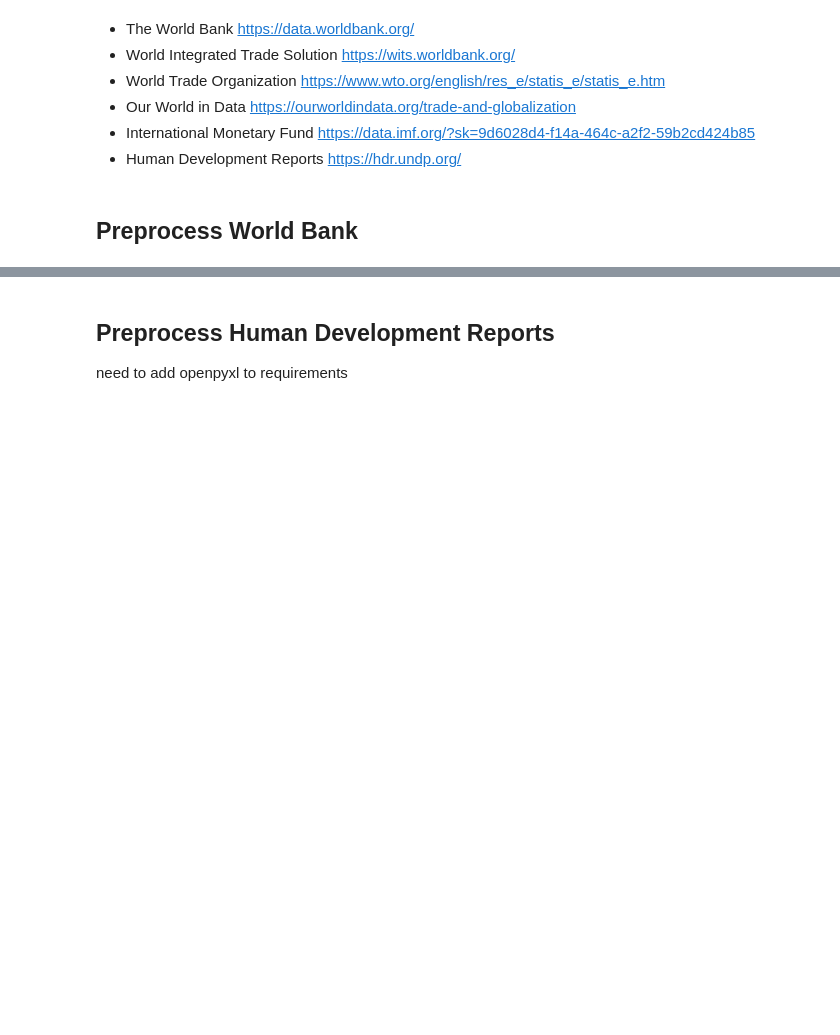
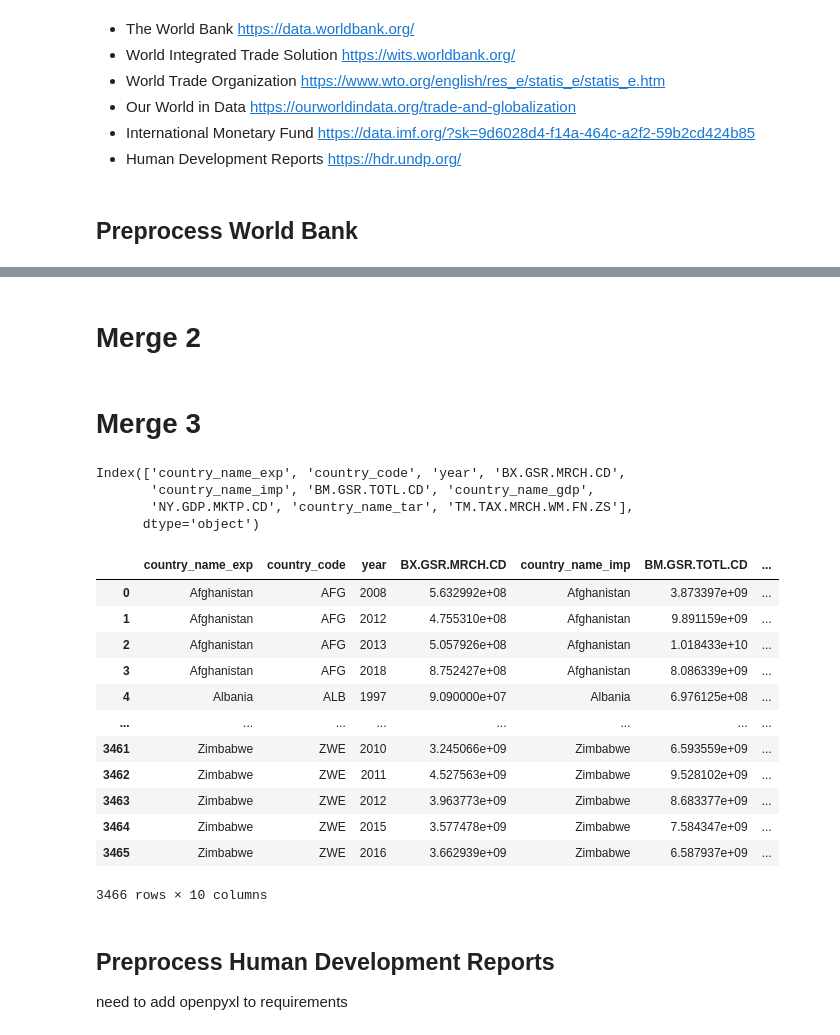
Before and after one commit to JackBeerman/GDP, a Jupyter notebook: GDP.ipynb, the cells around one changed output, grey strips where cells are left out. Cells and saved outputs as stored; diff of their text form; code cells hidden in the pictures; blank space fills up the shorter version.

```diff
--- a/GDP.ipynb
+++ b/GDP.ipynb
@@ -72,3 +255,46 @@ tariffs.head()
+# %%
+tariffs = tariffs.pivot_table(index=['country_name_tar','country_code', 'year'], columns='feature', values='value').reset_index()
+
+
+tariffs.columns.name = None
+
+
+tariffs = tariffs.reset_index(drop=True)
+# %%
+tariffs['year'] = pd.to_numeric(tariffs['year'])
+# %% [markdown]
+# Merge 2
+# %%
+merge2 = pd.merge(gdp, tariffs, on = ['country_code', 'year'],
+                  how = 'inner')
+# %% [markdown]
+# Merge 3
+# %%
+merge = pd.merge(merge1, merge2, on = ['country_code', 'year'],
+                  how = 'inner')
+# %%
+merge.columns
+# %% [output]
+Index(['country_name_exp', 'country_code', 'year', 'BX.GSR.MRCH.CD',
+       'country_name_imp', 'BM.GSR.TOTL.CD', 'country_name_gdp',
+       'NY.GDP.MKTP.CD', 'country_name_tar', 'TM.TAX.MRCH.WM.FN.ZS'],
+      dtype='object')
+# %%
+merge
+# %% [output]
+|  | country_name_exp | country_code | year | BX.GSR.MRCH.CD | country_name_imp | BM.GSR.TOTL.CD | ... |
+| 0 | Afghanistan | AFG | 2008 | 5.632992e+08 | Afghanistan | 3.873397e+09 | ... |
+| 1 | Afghanistan | AFG | 2012 | 4.755310e+08 | Afghanistan | 9.891159e+09 | ... |
+| 2 | Afghanistan | AFG | 2013 | 5.057926e+08 | Afghanistan | 1.018433e+10 | ... |
+| 3 | Afghanistan | AFG | 2018 | 8.752427e+08 | Afghanistan | 8.086339e+09 | ... |
+| 4 | Albania | ALB | 1997 | 9.090000e+07 | Albania | 6.976125e+08 | ... |
+| ... | ... | ... | ... | ... | ... | ... | ... |
+| 3461 | Zimbabwe | ZWE | 2010 | 3.245066e+09 | Zimbabwe | 6.593559e+09 | ... |
+| 3462 | Zimbabwe | ZWE | 2011 | 4.527563e+09 | Zimbabwe | 9.528102e+09 | ... |
+| 3463 | Zimbabwe | ZWE | 2012 | 3.963773e+09 | Zimbabwe | 8.683377e+09 | ... |
+| 3464 | Zimbabwe | ZWE | 2015 | 3.577478e+09 | Zimbabwe | 7.584347e+09 | ... |
+| 3465 | Zimbabwe | ZWE | 2016 | 3.662939e+09 | Zimbabwe | 6.587937e+09 | ... |
+3466 rows × 10 columns
 # %% [markdown]
 ## Preprocess Human Development Reports
 
```
Also changed, not shown: parts of 52 cells of this notebook.
